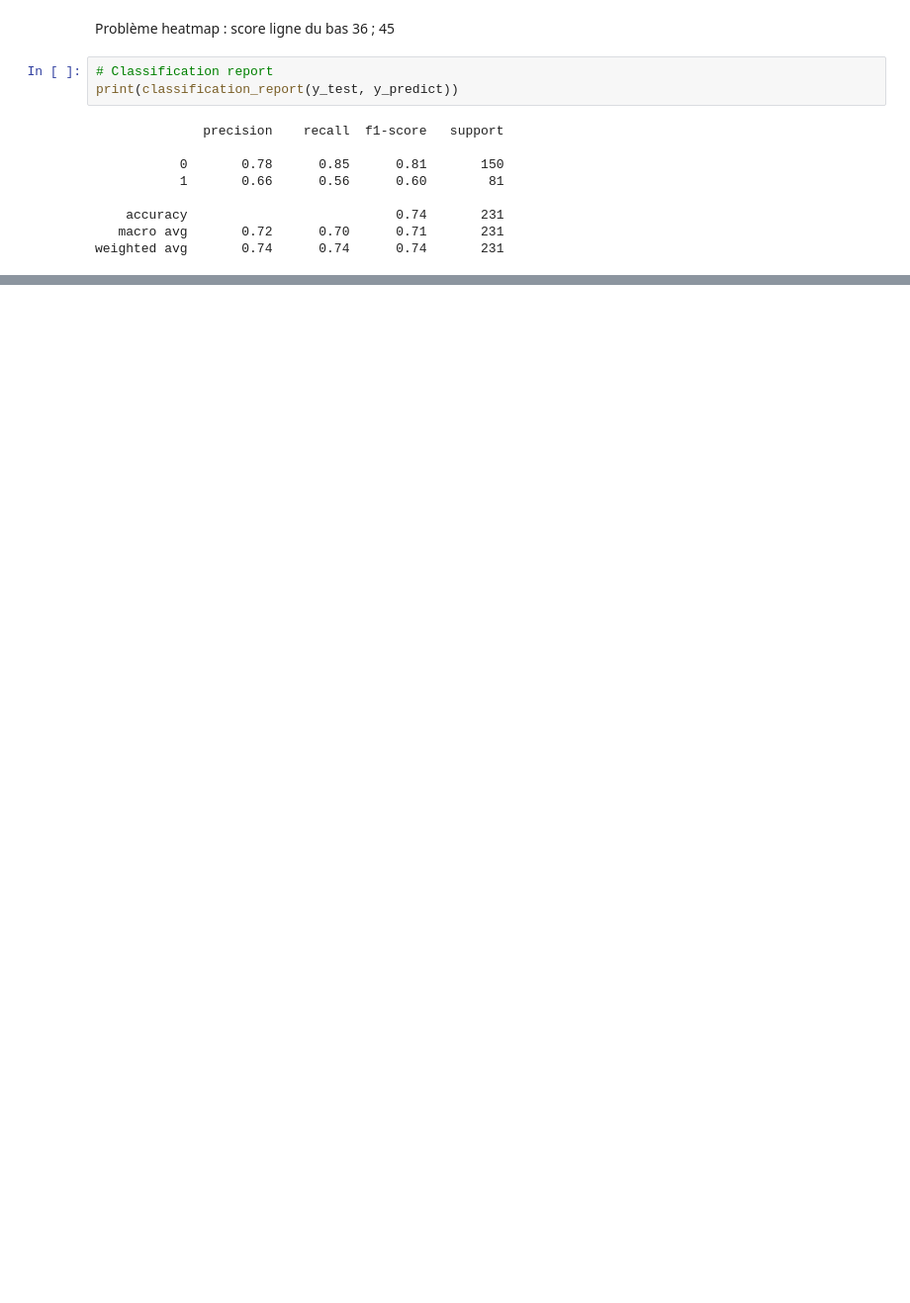
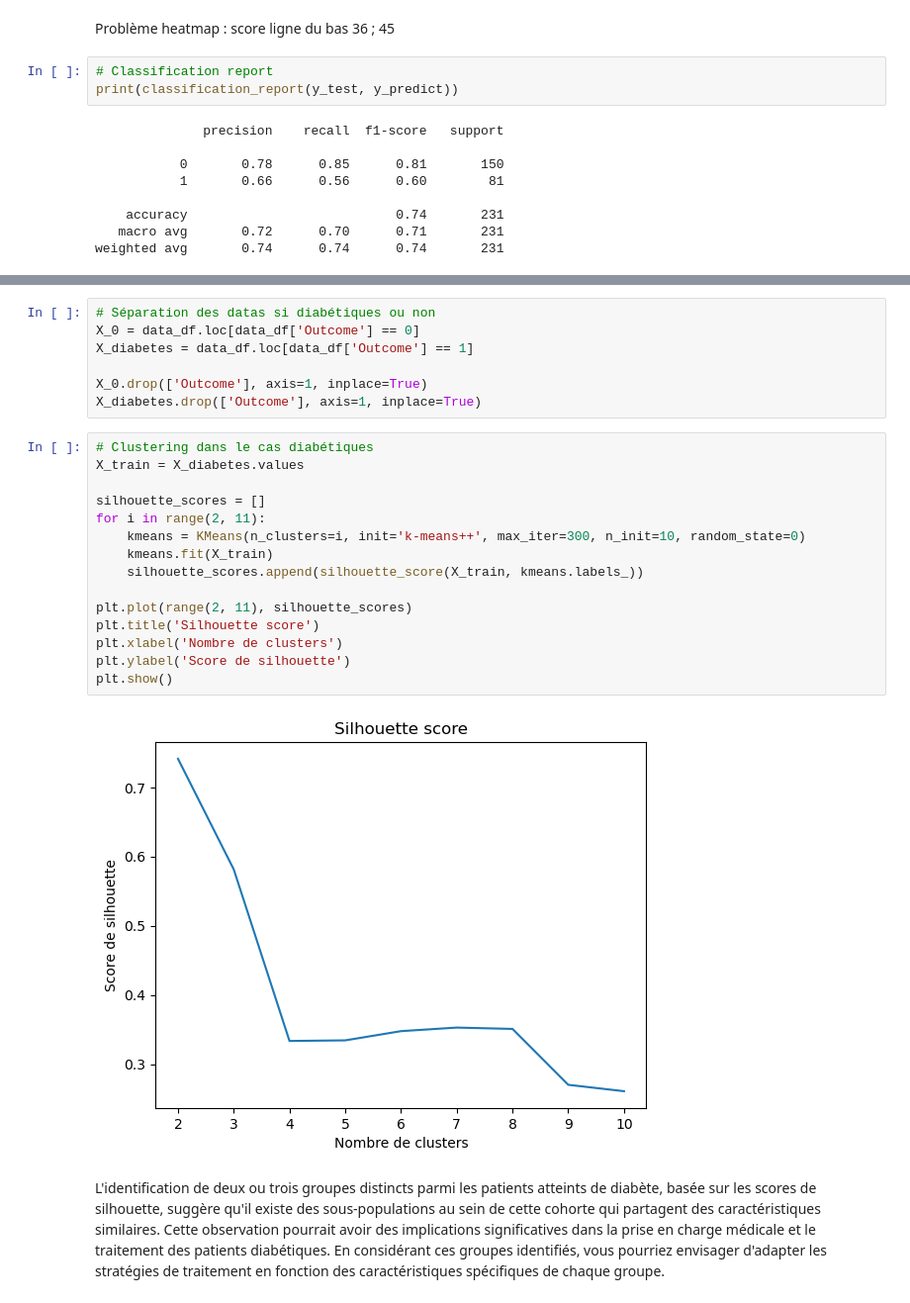
Before and after one commit to LonchamptM/Candidature_APHP, a Jupyter notebook: main.ipynb, the cells around one changed output, grey strips where cells are left out. Shown at 99% size. Drawn from its saved outputs; the diff is of its cells as text; blank space fills up the shorter version.

```diff
--- a/main.ipynb
+++ b/main.ipynb
@@ -322 +515,27 @@ weighted avg       0.74      0.74      0.74       231
+# %%
+# Séparation des datas si diabétiques ou non
+X_0 = data_df.loc[data_df['Outcome'] == 0]
+X_diabetes = data_df.loc[data_df['Outcome'] == 1]
+
+X_0.drop(['Outcome'], axis=1, inplace=True)
+X_diabetes.drop(['Outcome'], axis=1, inplace=True)
+# %%
+# Clustering dans le cas diabétiques
+X_train = X_diabetes.values
+
+silhouette_scores = []
+for i in range(2, 11):
+    kmeans = KMeans(n_clusters=i, init='k-means++', max_iter=300, n_init=10, random_state=0)
+    kmeans.fit(X_train)
+    silhouette_scores.append(silhouette_score(X_train, kmeans.labels_))
+
+plt.plot(range(2, 11), silhouette_scores)
+plt.title('Silhouette score')
+plt.xlabel('Nombre de clusters')
+plt.ylabel('Score de silhouette')
+plt.show()
+# %% [output]
+[figure, added]
+# %% [markdown]
+L'identification de deux ou trois groupes distincts parmi les patients atteints de diabète, basée sur les scores de silhouette, suggère qu'il existe des sous-populations au sein de cette cohorte qui partagent des caractéristiques similaires. Cette observation pourrait avoir des implications significatives dans la prise en charge médicale et le traitement des patients diabétiques. En considérant ces groupes identifiés, vous pourriez envisager d'adapter les stratégies de traitement en fonction des caractéristiques spécifiques de chaque groupe.
 # %% [markdown]
```
Also changed, not shown: parts of 32 cells of this notebook.
